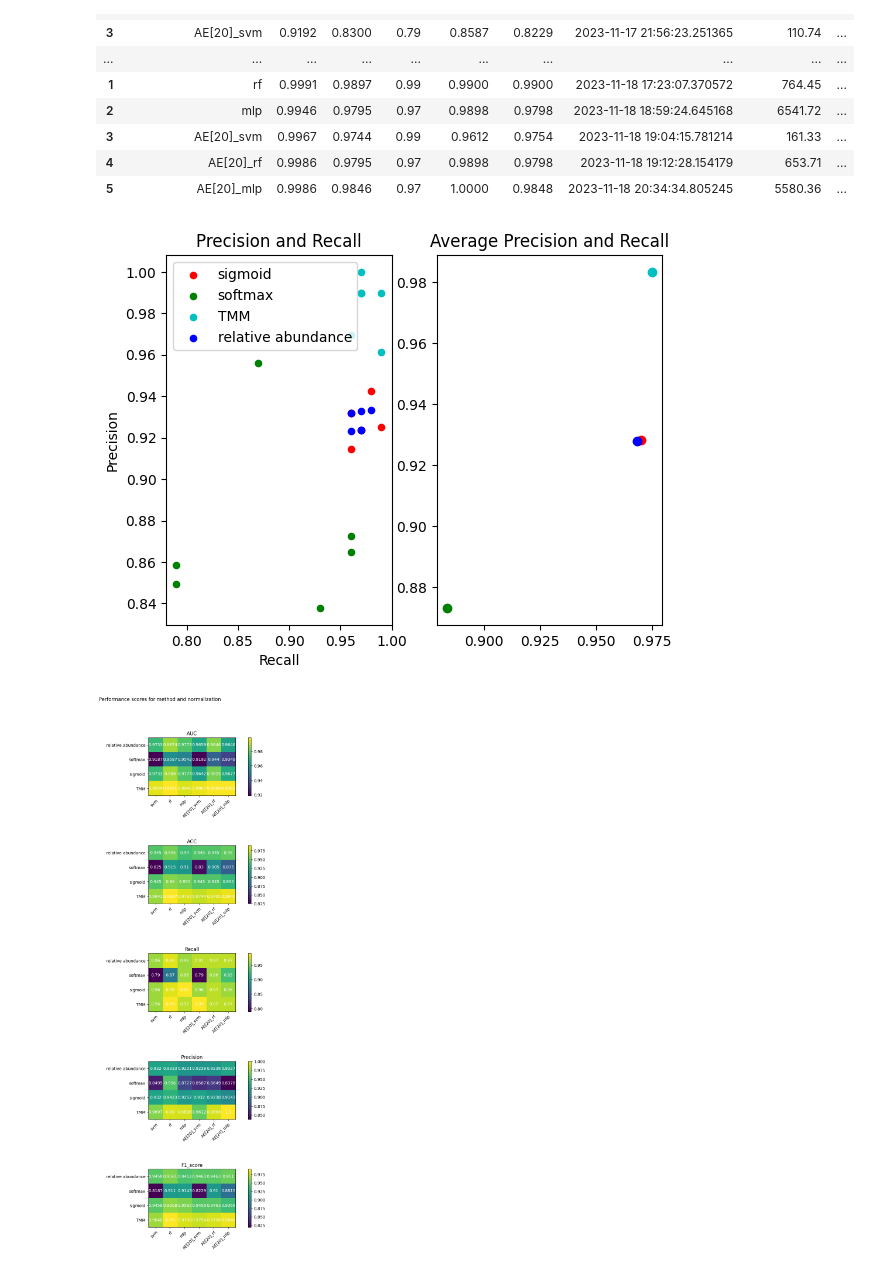
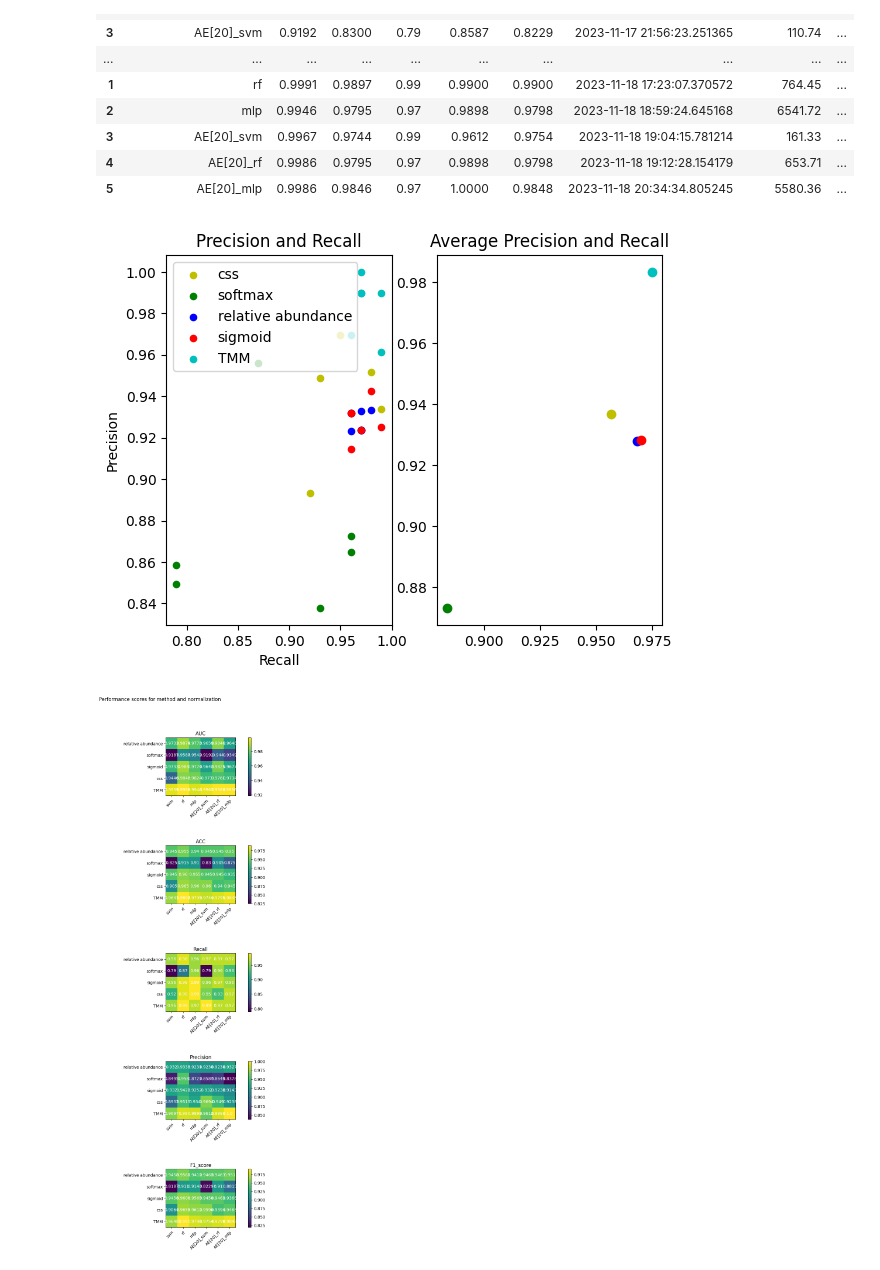
Before and after one commit to OskarEffenberger/bachelorProject, a Jupyter notebook: notebooks/analyze_data.ipynb, the cells around one changed output. Cells and saved outputs as stored; diff of their text form; code cells hidden in the pictures.

```diff
--- a/notebooks/analyze_data.ipynb
+++ b/notebooks/analyze_data.ipynb
@@ -67,7 +67,7 @@ master_df
 | 5 | AE[20]_mlp | 0.9986 | 0.9846 | 0.97 | 1.0000 | 0.9848 | 2023-11-18 20:34:34.805245 | 5580.36 | ... |
 # %%
 # plot overview over recall and precision for all models
-colorDef = {'relative abundance':'b','softmax':'g','sigmoid':'r','TMM':'c'}
+colorDef = {'relative abundance':'b','softmax':'g','sigmoid':'r','TMM':'c','css':'y'}
 
 fig,ax = plt.subplots(1,2)
 ax[0].set_title("Precision and Recall")
@@ -78,7 +78,7 @@ for normalization in set(master_df["Normalization"].to_list()):
     ax[1].scatter(x=np.mean(df['Recall']),y=np.mean(df['Precision']),color=colorDef[normalization],label=normalization)
 fig.savefig((f'../data/{run_folder}/Graphs/RecallAndPrecision'))
 # %% [output]
-[figure, old version]
+[figure, new version]
 # %%
 # plot overview over relation between model and normalization
 
@@ -89,32 +89,32 @@ _r = []
 for i in range(len(norm)):
     if(norm[i] not in _r):
         _r.append(norm[i])
 norm = _r
 
 method = master_df["{Encoding}_{classifier}"].tolist()
 _r = []
 for i in range(len(method)):
     if(method[i] not in _r):
         _r.append(method[i])
 method = _r
 
 for s in range(len(_possibleScores)):
 
-    scores = np.array(master_df[_possibleScores[s]].tolist()).reshape(4,6)
+    scores = np.array(master_df[_possibleScores[s]].tolist()).reshape(len(norm),len(method))
 
 
     im = ax[s].imshow(scores)
     ax[s].set_yticks(np.arange(len(norm)),labels=norm)
     ax[s].set_xticks(np.arange(len(method)),labels=method)
 
     plt.setp(ax[s].get_xticklabels(), rotation=45, ha="right",rotation_mode="anchor")
     ax[s].figure.colorbar(im,ax=ax[s])
     for x in range(len(norm)):
         for y in range(len(method)):
             ax[s].text(y,x,scores[x,y],ha="center",va="center", color="w")
     ax[s].set_title(f"{_possibleScores[s]}")
     fig.suptitle(f"Performance scores for method and normalization")
     fig.tight_layout(pad=5.0)
     fig.savefig((f'../data/{run_folder}/Graphs/Performance Scores'))
 # %% [output]
-[figure, old version]
+[figure, new version]
```
Also changed, not shown: 5 other files.
